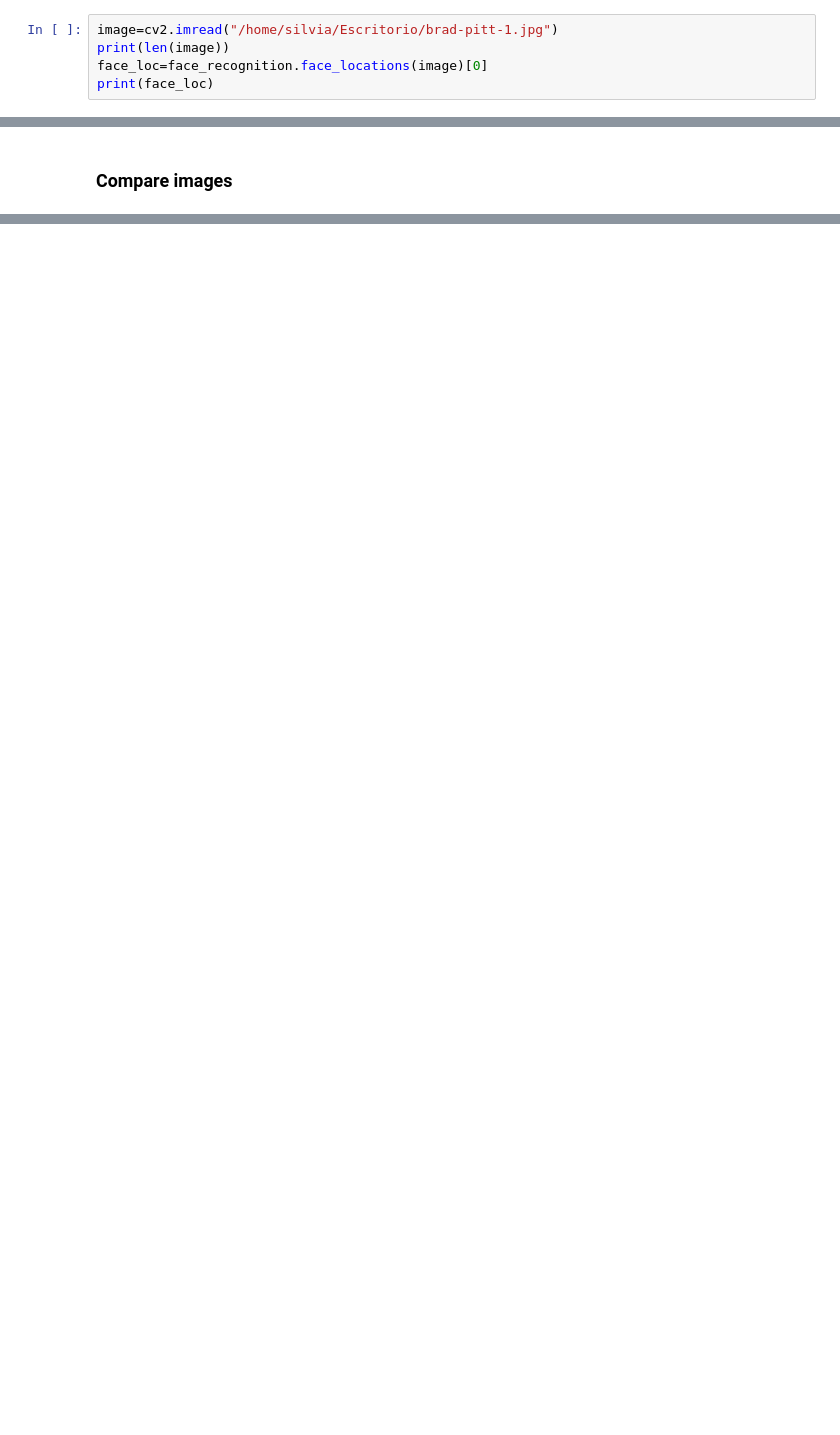
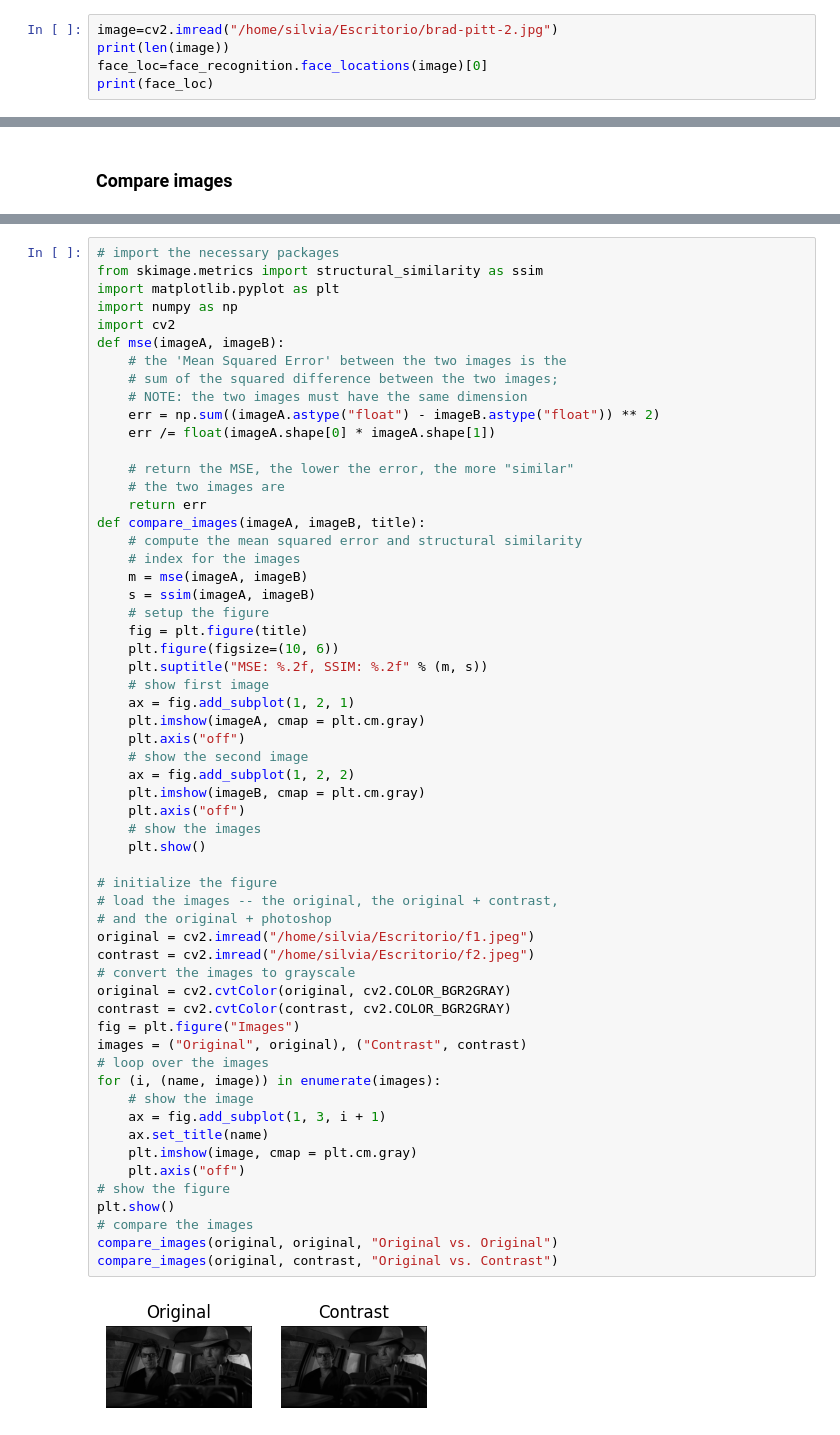
Before and after one commit to Whyvern99/Server_auth, a Jupyter notebook: face_rec.ipynb, the cells around one changed output, grey strips where cells are left out. Drawn from its saved outputs; the diff is of its cells as text; blank space fills up the shorter version.

```diff
--- a/face_rec.ipynb
+++ b/face_rec.ipynb
@@ -3,7 +3,7 @@ import cv2
 import face_recognition
 import os
 # %%
-image=cv2.imread("/home/silvia/Escritorio/brad-pitt-1.jpg")
+image=cv2.imread("/home/silvia/Escritorio/brad-pitt-2.jpg")
 print(len(image))
 face_loc=face_recognition.face_locations(image)[0]
 print(face_loc)
@@ -286,0 +259,60 @@ MSE: 1575.15, SSIM: 0.79
+# %%
+# import the necessary packages
+from skimage.metrics import structural_similarity as ssim
+import matplotlib.pyplot as plt
+import numpy as np
+import cv2
+def mse(imageA, imageB):
+    # the 'Mean Squared Error' between the two images is the
+    # sum of the squared difference between the two images;
+    # NOTE: the two images must have the same dimension
+    err = np.sum((imageA.astype("float") - imageB.astype("float")) ** 2)
+    err /= float(imageA.shape[0] * imageA.shape[1])
+
+    # return the MSE, the lower the error, the more "similar"
+    # the two images are
+    return err
+def compare_images(imageA, imageB, title):
+    # compute the mean squared error and structural similarity
+    # index for the images
+    m = mse(imageA, imageB)
+    s = ssim(imageA, imageB)
+    # setup the figure
+    fig = plt.figure(title)
+    plt.figure(figsize=(10, 6))
+    plt.suptitle("MSE: %.2f, SSIM: %.2f" % (m, s))
+    # show first image
+    ax = fig.add_subplot(1, 2, 1)
+    plt.imshow(imageA, cmap = plt.cm.gray)
+    plt.axis("off")
+    # show the second image
+    ax = fig.add_subplot(1, 2, 2)
+    plt.imshow(imageB, cmap = plt.cm.gray)
+    plt.axis("off")
+    # show the images
+    plt.show()
+
+# initialize the figure
+# load the images -- the original, the original + contrast,
+# and the original + photoshop
+original = cv2.imread("/home/silvia/Escritorio/f1.jpeg")
+contrast = cv2.imread("/home/silvia/Escritorio/f2.jpeg")
+# convert the images to grayscale
+original = cv2.cvtColor(original, cv2.COLOR_BGR2GRAY)
+contrast = cv2.cvtColor(contrast, cv2.COLOR_BGR2GRAY)
+fig = plt.figure("Images")
+images = ("Original", original), ("Contrast", contrast)
+# loop over the images
+for (i, (name, image)) in enumerate(images):
+    # show the image
+    ax = fig.add_subplot(1, 3, i + 1)
+    ax.set_title(name)
+    plt.imshow(image, cmap = plt.cm.gray)
+    plt.axis("off")
+# show the figure
+plt.show()
+# compare the images
+compare_images(original, original, "Original vs. Original")
+compare_images(original, contrast, "Original vs. Contrast")
+# %% [output]
+[figure, added]
```
Also changed, not shown: parts of 16 cells of this notebook, 24 other files.
